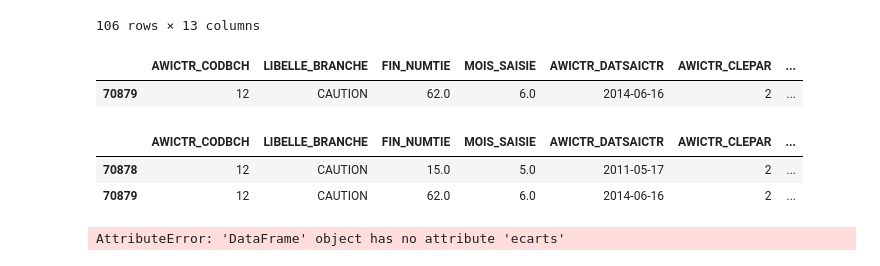
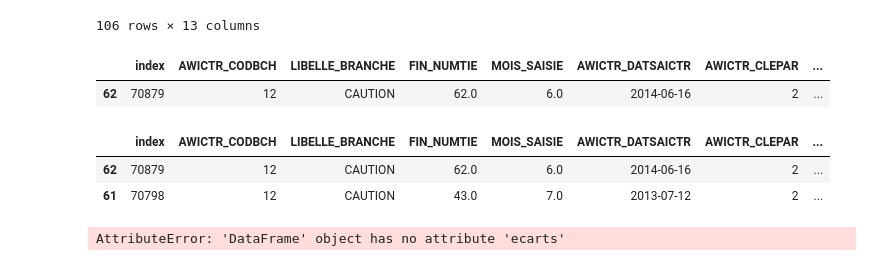
Before and after one commit to oh-ce-cours/pyt-novembre-2026, a Jupyter notebook: tape_en_cours/Untitled.ipynb, the cells around one changed output. Drawn from its saved outputs; the diff is of its cells as text; code cells hidden in the pictures.

```diff
--- a/tape_en_cours/Untitled.ipynb
+++ b/tape_en_cours/Untitled.ipynb
@@ -113,19 +113,20 @@ Length: 1, dtype: str
 #group.ecarts = group.AWICTR_DATSAICTR.shift(periods=-1)- group.AWICTR_DATSAICTR
 #max(group.ecarts)
 group = group.sort_values(by="AWICTR_DATSAICTR")
+group = group.reset_index()
 group["date_decalee"] = group.AWICTR_DATSAICTR.shift(periods=1)
 group["ecarts"] = group.AWICTR_DATSAICTR  - group["date_decalee"]
 #group[["AWICTR_DATSAICTR", "ecarts"]]
 group[group.ecarts == group.ecarts.max()]
 # %% [output]
-|  | AWICTR_CODBCH | LIBELLE_BRANCHE | FIN_NUMTIE | MOIS_SAISIE | AWICTR_DATSAICTR | AWICTR_CLEPAR | ... |
-| 70879 | 12 | CAUTION | 62.0 | 6.0 | 2014-06-16 | 2 | ... |
+|  | index | AWICTR_CODBCH | LIBELLE_BRANCHE | FIN_NUMTIE | MOIS_SAISIE | AWICTR_DATSAICTR | AWICTR_CLEPAR | ... |
+| 62 | 70879 | 12 | CAUTION | 62.0 | 6.0 | 2014-06-16 | 2 | ... |
 # %%
-group.loc[[70878, 70879]]
+group.loc[[62, 61]]
 # %% [output]
-|  | AWICTR_CODBCH | LIBELLE_BRANCHE | FIN_NUMTIE | MOIS_SAISIE | AWICTR_DATSAICTR | AWICTR_CLEPAR | ... |
-| 70878 | 12 | CAUTION | 15.0 | 5.0 | 2011-05-17 | 2 | ... |
-| 70879 | 12 | CAUTION | 62.0 | 6.0 | 2014-06-16 | 2 | ... |
+|  | index | AWICTR_CODBCH | LIBELLE_BRANCHE | FIN_NUMTIE | MOIS_SAISIE | AWICTR_DATSAICTR | AWICTR_CLEPAR | ... |
+| 62 | 70879 | 12 | CAUTION | 62.0 | 6.0 | 2014-06-16 | 2 | ... |
+| 61 | 70798 | 12 | CAUTION | 43.0 | 7.0 | 2013-07-12 | 2 | ... |
 # %%
 group[group.ecarts == max(ecarts)].index
 # %% [output]
```
Also changed, not shown: parts of 1 cell of this notebook.
